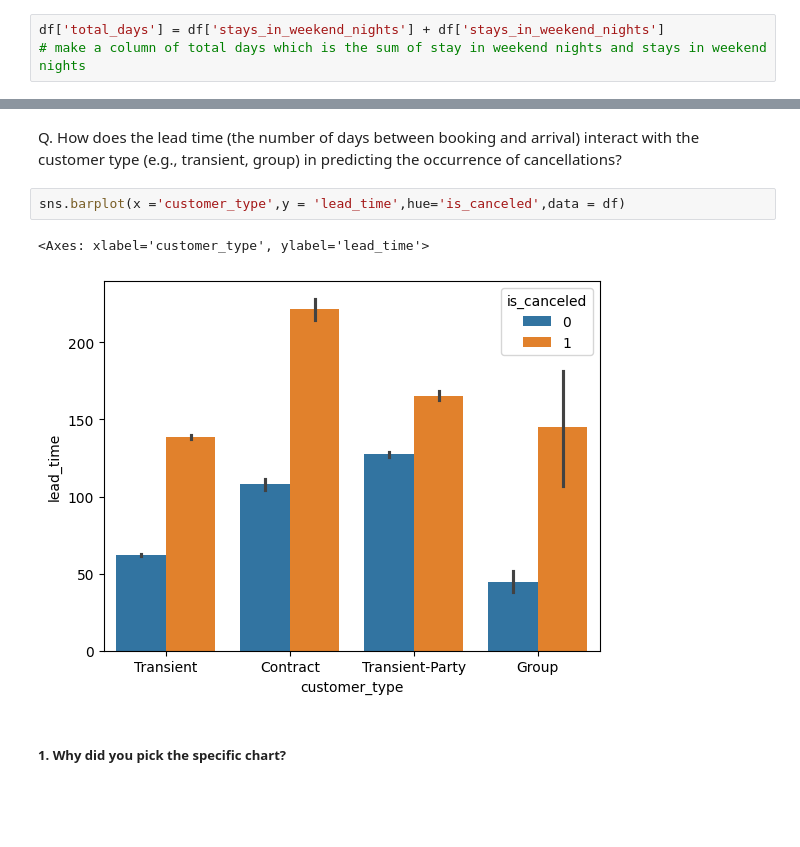
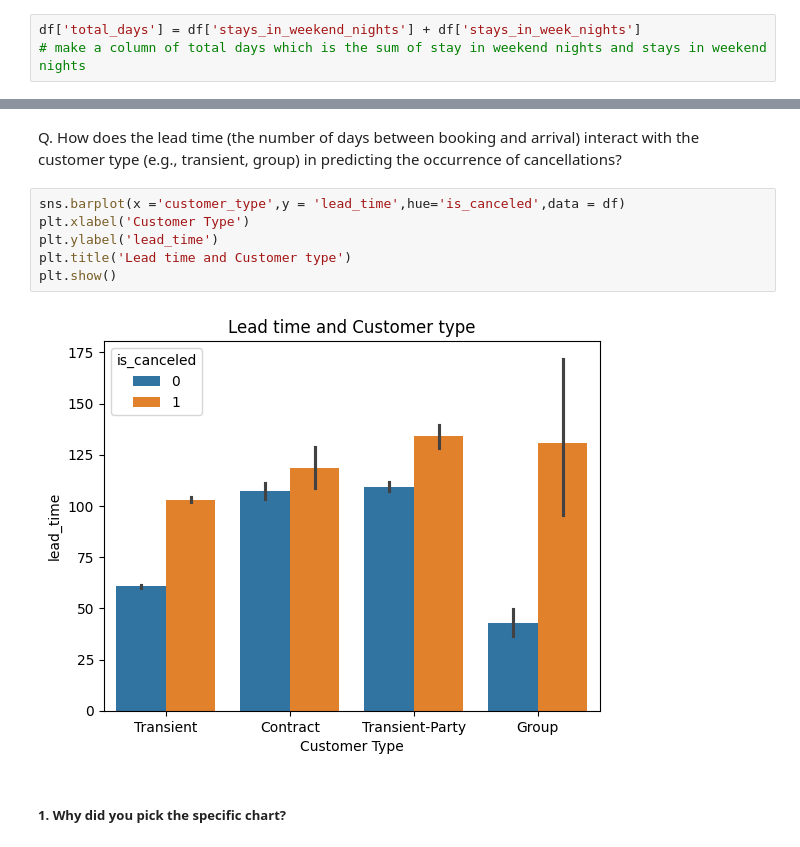
Before and after one commit to aayush-sharmaa/Hotel-Booking-Analysis, a Jupyter notebook: Hotel_Booking_Analysis.ipynb, the cells around one changed output, grey strips where cells are left out. Drawn from its saved outputs; the diff is of its cells as text; blank space fills up the shorter version.

```diff
--- a/Hotel_Booking_Analysis.ipynb
+++ b/Hotel_Booking_Analysis.ipynb
@@ -474,7 +473,7 @@ memory usage: 3.4+ MB
 df = df.astype({'children':'int64'})
 # change the data type of the columns children, agent, company from float to int
 # %%
-df['total_days'] = df['stays_in_weekend_nights'] + df['stays_in_weekend_nights']
+df['total_days'] = df['stays_in_weekend_nights'] + df['stays_in_week_nights']
 # make a column of total days which is the sum of stay in weekend nights and stays in weekend nights
 # %%
 df['total_people'] = df['adults']+ df['children']+ df['babies']
@@ -810,9 +819,12 @@ Are there any insights that lead to negative growth? Justify with specific reaso
 Q. How does the lead time (the number of days between booking and arrival) interact with the customer type (e.g., transient, group) in predicting the occurrence of cancellations?
 # %%
 sns.barplot(x ='customer_type',y = 'lead_time',hue='is_canceled',data = df)
+plt.xlabel('Customer Type')
+plt.ylabel('lead_time')
+plt.title('Lead time and Customer type')
+plt.show()
 # %% [output]
-<Axes: xlabel='customer_type', ylabel='lead_time'>
-[figure, old version]
+[figure, new version]
 # %% [markdown]
 ##### 1. Why did you pick the specific chart?
 # %% [markdown]
```
Also changed, not shown: parts of 30 cells of this notebook.
